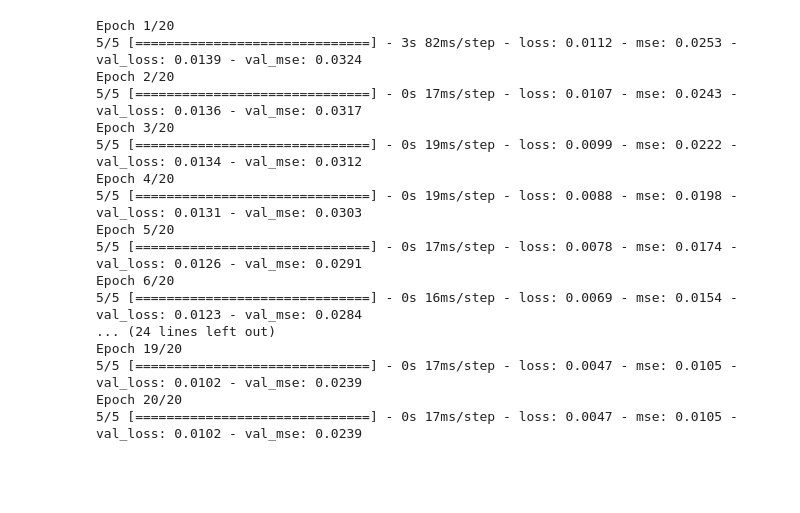
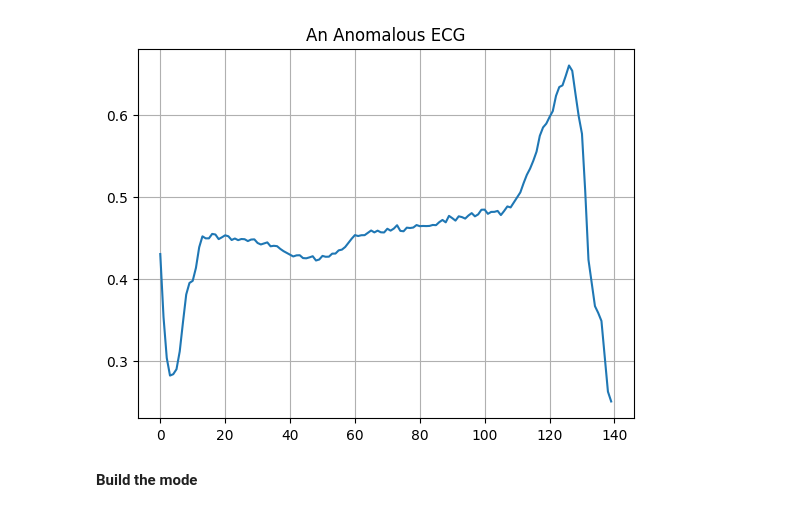
Before and after one commit to Code-with-shubh/Deep-learning, a Jupyter notebook: DL practical/DL ASSIGNMENT 4.ipynb, the cells around one changed output. Cells and saved outputs as stored; diff of their text form; code cells hidden in the pictures; blank space fills up the shorter version.

```diff
--- a/DL practical/DL ASSIGNMENT 4.ipynb
+++ b/DL practical/DL ASSIGNMENT 4.ipynb
@@ -42 +59,10 @@ x_test_scaled = min_max_scaler.transform(x_test.copy())
+# %%
+plt.grid()
+plt.plot(np.arange(140), anomalous_train_data[0])
+plt.title("An Anomalous ECG")
+plt.show()
+# %% [output]
+[figure, added]
+# %% [markdown]
+**Build the mode**
 # %%
@@ -69,29 +87,0 @@ class AutoEncoder(Model):
-# %%
-model = AutoEncoder(output_units=x_train_scaled.shape[1])
-model.compile(loss='msle', metrics=['mse'], optimizer='adam')
-epochs = 20
-history = model.fit(
- x_train_scaled,
- x_train_scaled,
- epochs=epochs,
- batch_size=512,
- validation_data=(x_test_scaled, x_test_scaled)
-)
-# %% [output]
-Epoch 1/20
-5/5 [==============================] - 3s 82ms/step - loss: 0.0112 - mse: 0.0253 - val_loss: 0.0139 - val_mse: 0.0324
-Epoch 2/20
-5/5 [==============================] - 0s 17ms/step - loss: 0.0107 - mse: 0.0243 - val_loss: 0.0136 - val_mse: 0.0317
-Epoch 3/20
-5/5 [==============================] - 0s 19ms/step - loss: 0.0099 - mse: 0.0222 - val_loss: 0.0134 - val_mse: 0.0312
-Epoch 4/20
-5/5 [==============================] - 0s 19ms/step - loss: 0.0088 - mse: 0.0198 - val_loss: 0.0131 - val_mse: 0.0303
-Epoch 5/20
-5/5 [==============================] - 0s 17ms/step - loss: 0.0078 - mse: 0.0174 - val_loss: 0.0126 - val_mse: 0.0291
-Epoch 6/20
-5/5 [==============================] - 0s 16ms/step - loss: 0.0069 - mse: 0.0154 - val_loss: 0.0123 - val_mse: 0.0284
-... (24 lines left out)
-Epoch 19/20
-5/5 [==============================] - 0s 17ms/step - loss: 0.0047 - mse: 0.0105 - val_loss: 0.0102 - val_mse: 0.0239
-Epoch 20/20
-5/5 [==============================] - 0s 17ms/step - loss: 0.0047 - mse: 0.0105 - val_loss: 0.0102 - val_mse: 0.0239
```
Also changed, not shown: parts of 23 cells of this notebook.
